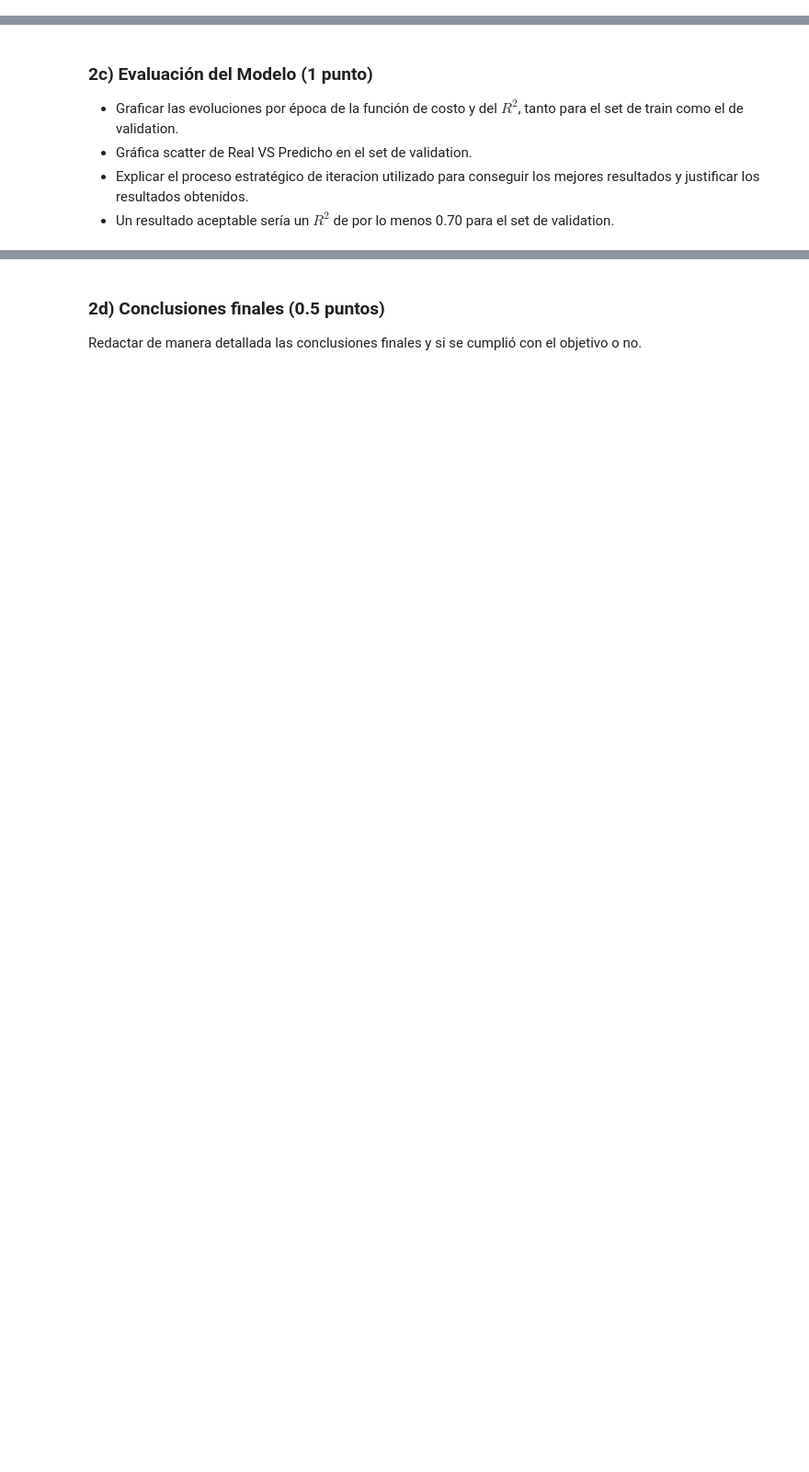
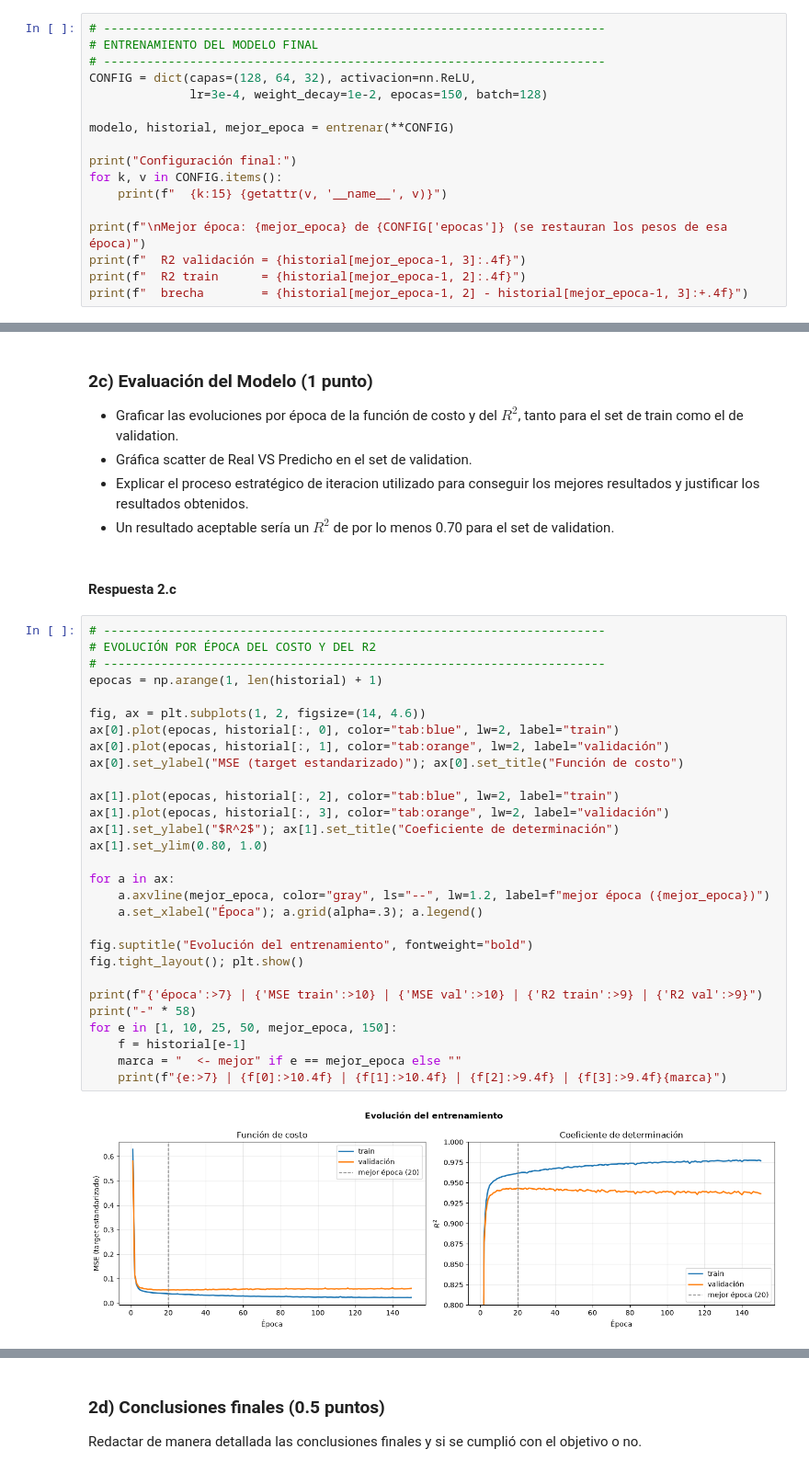
Before and after one commit to rodrigoenzohernandez/CEIA_aprendizaje_profundo_tps, a Jupyter notebook: hernandez-rodrigo-TP1-Co26.ipynb, the cells around one changed output, grey strips where cells are left out. Shown at 92% size. Cells and saved outputs as stored; diff of their text form; blank space fills up the shorter version.

```diff
--- a/hernandez-rodrigo-TP1-Co26.ipynb
+++ b/hernandez-rodrigo-TP1-Co26.ipynb
@@ -1012,0 +1616,17 @@ Características para el diseño de la red:
+# %%
+# ----------------------------------------------------------------------
+# ENTRENAMIENTO DEL MODELO FINAL
+# ----------------------------------------------------------------------
+CONFIG = dict(capas=(128, 64, 32), activacion=nn.ReLU,
+              lr=3e-4, weight_decay=1e-2, epocas=150, batch=128)
+
+modelo, historial, mejor_epoca = entrenar(**CONFIG)
+
+print("Configuración final:")
+for k, v in CONFIG.items():
+    print(f"  {k:15} {getattr(v, '__name__', v)}")
+
+print(f"\nMejor época: {mejor_epoca} de {CONFIG['epocas']} (se restauran los pesos de esa época)")
+print(f"  R2 validación = {historial[mejor_epoca-1, 3]:.4f}")
+print(f"  R2 train      = {historial[mejor_epoca-1, 2]:.4f}")
+print(f"  brecha        = {historial[mejor_epoca-1, 2] - historial[mejor_epoca-1, 3]:+.4f}")
@@ -1016,3 +1649,36 @@ Características para el diseño de la red:
 - Gráfica scatter de Real VS Predicho en el set de validation.
 - Explicar el proceso estratégico de iteracion utilizado para conseguir los mejores resultados y justificar los resultados obtenidos.
 - Un resultado aceptable sería un $R^2$ de por lo menos 0.70 para el set de validation.
+# %% [markdown]
+#### Respuesta 2.c
+# %%
+# ----------------------------------------------------------------------
+# EVOLUCIÓN POR ÉPOCA DEL COSTO Y DEL R2
+# ----------------------------------------------------------------------
+epocas = np.arange(1, len(historial) + 1)
+
+fig, ax = plt.subplots(1, 2, figsize=(14, 4.6))
+ax[0].plot(epocas, historial[:, 0], color="tab:blue", lw=2, label="train")
+ax[0].plot(epocas, historial[:, 1], color="tab:orange", lw=2, label="validación")
+ax[0].set_ylabel("MSE (target estandarizado)"); ax[0].set_title("Función de costo")
+
+ax[1].plot(epocas, historial[:, 2], color="tab:blue", lw=2, label="train")
+ax[1].plot(epocas, historial[:, 3], color="tab:orange", lw=2, label="validación")
+ax[1].set_ylabel("$R^2$"); ax[1].set_title("Coeficiente de determinación")
+ax[1].set_ylim(0.80, 1.0)
+
+for a in ax:
+    a.axvline(mejor_epoca, color="gray", ls="--", lw=1.2, label=f"mejor época ({mejor_epoca})")
+    a.set_xlabel("Época"); a.grid(alpha=.3); a.legend()
+
+fig.suptitle("Evolución del entrenamiento", fontweight="bold")
+fig.tight_layout(); plt.show()
+
+print(f"{'época':>7} | {'MSE train':>10} | {'MSE val':>10} | {'R2 train':>9} | {'R2 val':>9}")
+print("-" * 58)
+for e in [1, 10, 25, 50, mejor_epoca, 150]:
+    f = historial[e-1]
+    marca = "  <- mejor" if e == mejor_epoca else ""
+    print(f"{e:>7} | {f[0]:>10.4f} | {f[1]:>10.4f} | {f[2]:>9.4f} | {f[3]:>9.4f}{marca}")
+# %% [output]
+[figure, added]
```
Also changed, not shown: parts of 27 cells of this notebook.
